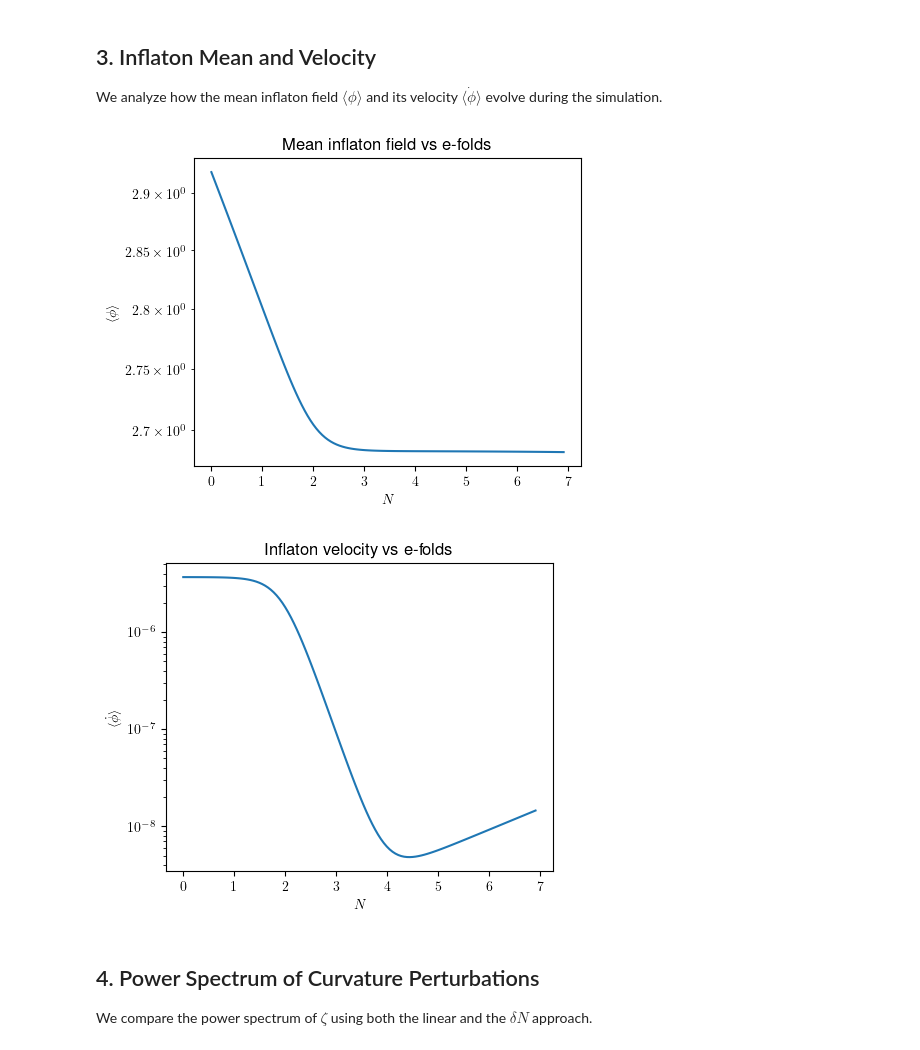
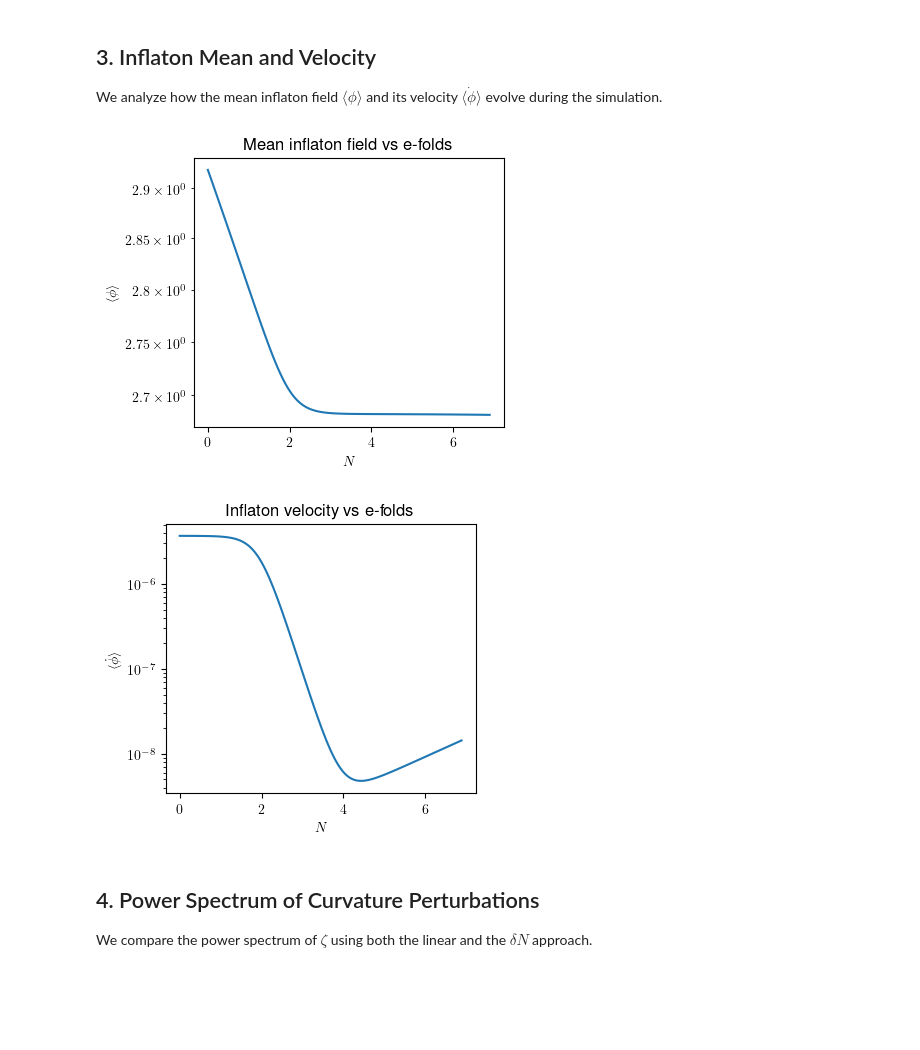
Before and after one commit to caravangelo/inflation-easy, a Jupyter notebook: notebooks/plot.ipynb, the cells around one changed output. Cells and saved outputs as stored; diff of their text form; code cells hidden in the pictures; blank space fills up the shorter version.

```diff
--- a/notebooks/plot.ipynb
+++ b/notebooks/plot.ipynb
@@ -44,23 +45,23 @@ sht_zeta = np.loadtxt(path + 'histogramtimesN.dat')
 We analyze how the mean inflaton field $\langle\phi\rangle$ and its velocity $\langle\dot\phi\rangle$ evolve during the simulation.
 # %%
 # Plot the time evolution of the inflaton mean value
-plt.figure(figsize=(5, 4))
+plt.figure(figsize=(4, 3.5))
 plt.semilogy(np.log(sf[:, 1]), f[:, 3])
 plt.ylabel(r'$\langle\phi\rangle$')
 plt.xlabel(r'$N$')
 plt.title("Mean inflaton field vs e-folds")
 plt.show()
 
 # Plot the velocity of the inflaton field
-plt.figure(figsize=(5, 4))
+plt.figure(figsize=(4, 3.5))
 plt.semilogy(np.log(sf[:, 1]), np.abs(fv[:, 3]))
 plt.ylabel(r'$\langle\dot\phi\rangle$')
 plt.xlabel(r'$N$')
 plt.title("Inflaton velocity vs e-folds")
 plt.show()
 # %% [output]
-[figure, old version]
+[figure, new version]
-[figure, old version]
+[figure, new version]
 # %% [markdown]
 ## 4. Power Spectrum of Curvature Perturbations
 We compare the power spectrum of $\zeta$ using both the linear and the $\delta N$ approach.
```
Also changed, not shown: parts of 7 cells of this notebook, 28 other files.
